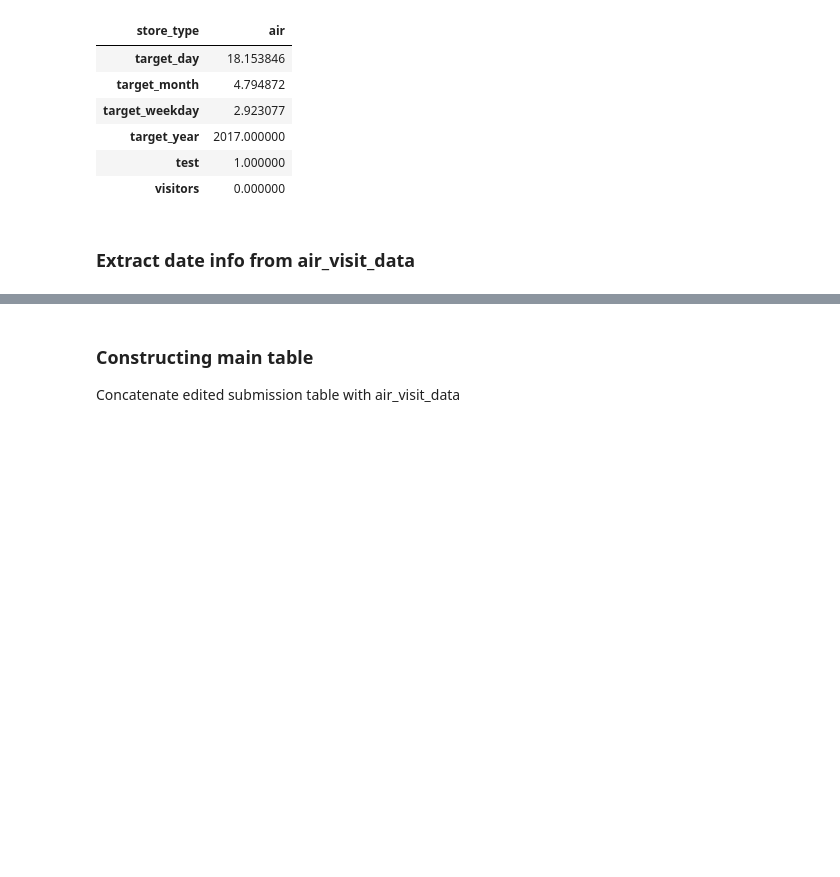
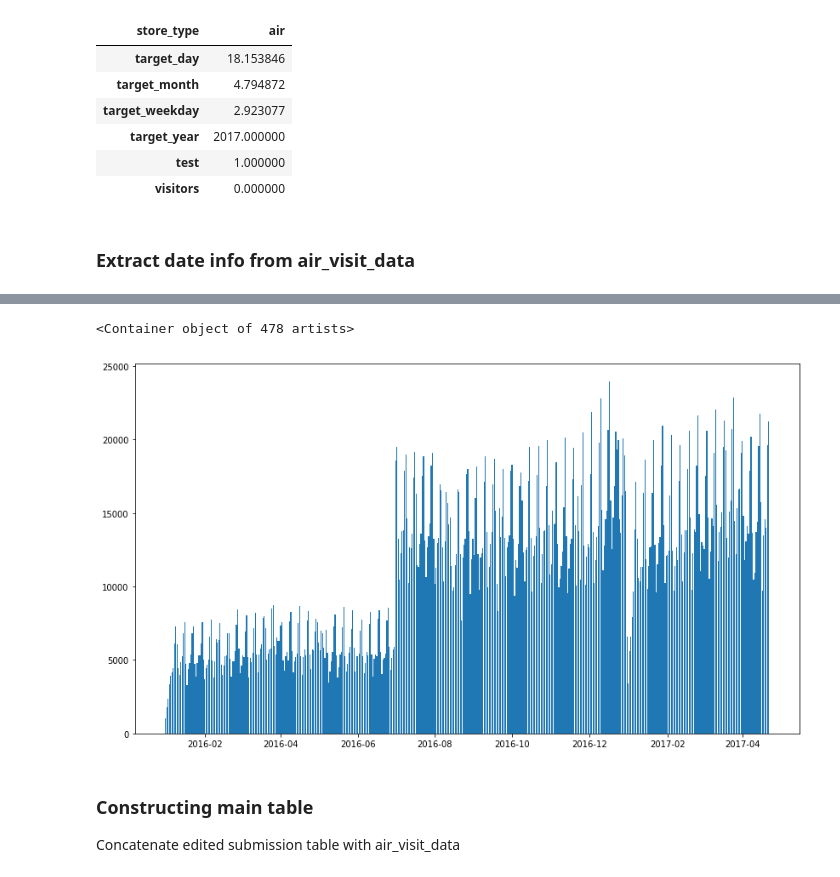
Before and after one commit to sfbrunner/kaggle, a Jupyter notebook: recruit_restaurant/notebook_simon.ipynb, the cells around one changed output, grey strips where cells are left out. Cells and saved outputs as stored; diff of their text form; code cells hidden in the pictures; blank space fills up the shorter version.

```diff
--- a/recruit_restaurant/notebook_simon.ipynb
+++ b/recruit_restaurant/notebook_simon.ipynb
@@ -169,3 +214,9 @@ air_visit_data.head()
+# %%
+plt_dat = air_visit_data.groupby(['visit_date']).sum()
+plt.bar(plt_dat.index, plt_dat['visitors'])
+# %% [output]
+<Container object of 478 artists>
+[figure, added]
 # %% [markdown]
 ### Constructing main table
 Concatenate edited submission table with air_visit_data
```
Also changed, not shown: parts of 9 cells of this notebook, 2 other files.
